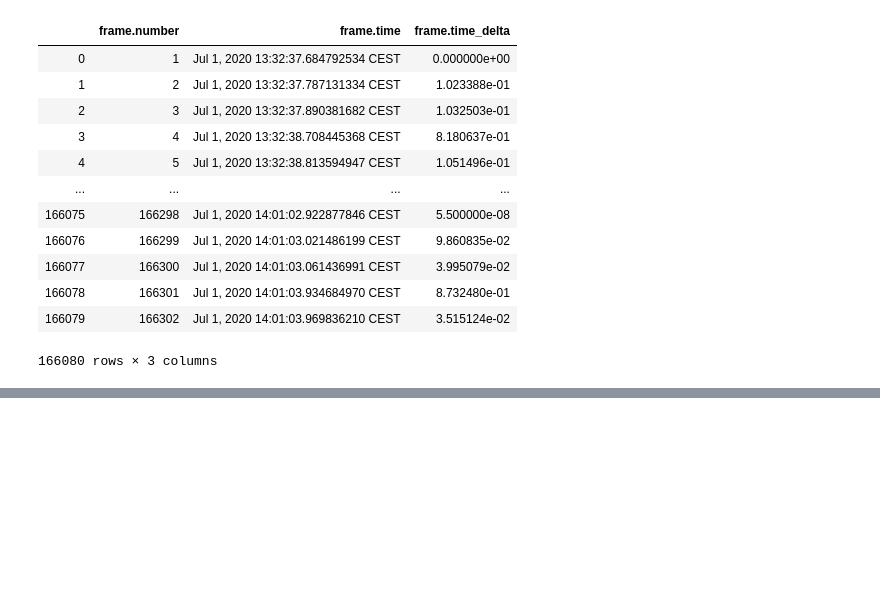
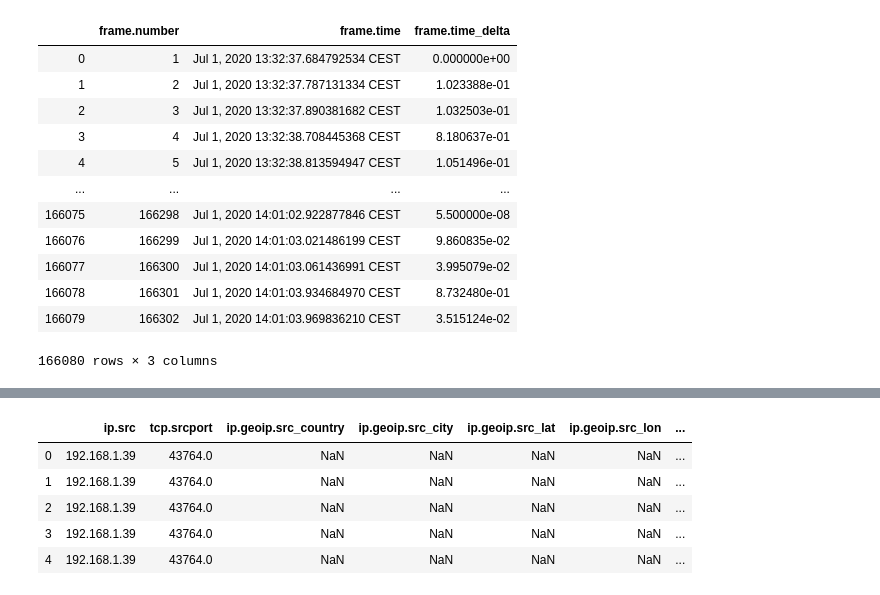
Before and after one commit to Dibmar/Oceans_7_Project, a Jupyter notebook: 01-07_Kali.ipynb, the cells around one changed output, grey strips where cells are left out. Drawn from its saved outputs; the diff is of its cells as text; code cells hidden in the pictures; blank space fills up the shorter version.

```diff
--- a/01-07_Kali.ipynb
+++ b/01-07_Kali.ipynb
@@ -60,0 +84,3 @@ kali_frame
+# %%
+kali_ip = kali[['ip.src','tcp.srcport', 'ip.geoip.src_country', 'ip.geoip.src_city','ip.geoip.src_lat', 'ip.geoip.src_lon', 'ip.dst', 'tcp.dstport', 'udp']]
+kali_ip.head(2)
@@ -60,0 +111,11 @@ kali_frame
+# %%
+kali_ip = kali_ip.bfill()
+# %%
+kali_ip.head()
+# %% [output]
+|  | ip.src | tcp.srcport | ip.geoip.src_country | ip.geoip.src_city | ip.geoip.src_lat | ip.geoip.src_lon | ... |
+| 0 | 192.168.1.39 | 43764.0 | NaN | NaN | NaN | NaN | ... |
+| 1 | 192.168.1.39 | 43764.0 | NaN | NaN | NaN | NaN | ... |
+| 2 | 192.168.1.39 | 43764.0 | NaN | NaN | NaN | NaN | ... |
+| 3 | 192.168.1.39 | 43764.0 | NaN | NaN | NaN | NaN | ... |
+| 4 | 192.168.1.39 | 43764.0 | NaN | NaN | NaN | NaN | ... |
```
Also changed, not shown: parts of 16 cells of this notebook, 2 other files.
